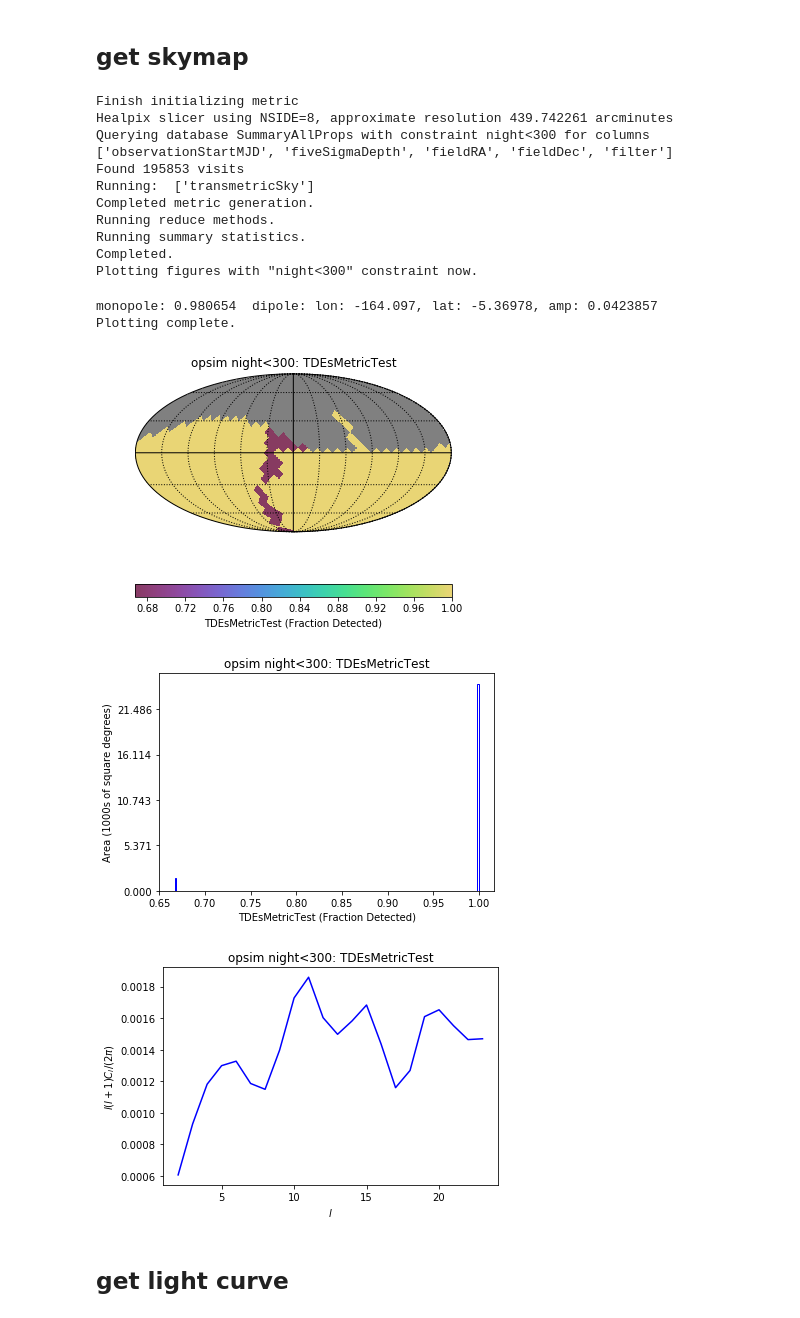
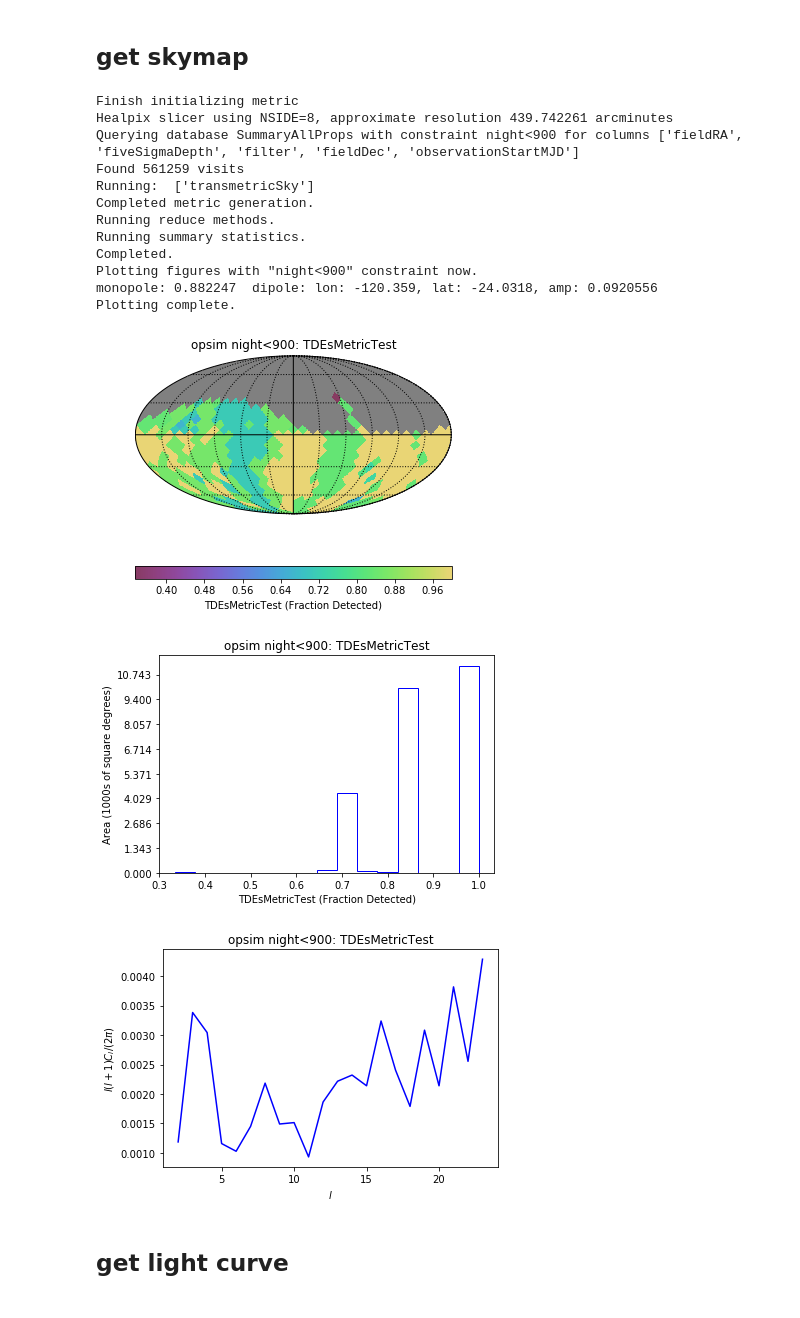
Before and after one commit to xiaolng/maf, a Jupyter notebook: TDEsMetricTest.ipynb, the cells around one changed output. Cells and saved outputs as stored; diff of their text form; code cells hidden in the pictures.

```diff
--- a/TDEsMetricTest.ipynb
+++ b/TDEsMetricTest.ipynb
@@ -269,40 +29,41 @@ class TDEsMetricTest(BaseMetric):
 # %%
 # run the metric
 asciifile = 'TDEfaintfast_z0.1.dat'
 transmetric = TDEsMetricTest(asciifile=asciifile, metricName='TDEsMetricTest', mjdCol='observationStartMJD',
                  m5Col='fiveSigmaDepth', filterCol='filter',
                  detectSNR={'u': 5, 'g': 5, 'r': 5, 'i': 5, 'z': 5, 'y': 5},
                  peakEpoch=0, nearPeakT=5,
                  nObsTotal = {'u': 0, 'g': 0, 'r': 0, 'i': 0, 'z': 0, 'y': 0},
                  nObsPrePeak = 0,
                  nObsNearPeak={'u': 0, 'g': 0, 'r': 0, 'i': 0, 'z': 0, 'y': 0},
                  nFiltersNearPeak = 0,
+                 nObsPostPeak=0, nFiltersPostPeak = 0,
                  nPhaseCheck = 1, epochStart = -22,
                  dataout=False)
 
 slicer = slicers.HealpixSlicer(nside=8)
-sqlconstraint = 'night<300'
+sqlconstraint = 'night<900'
 transmetricSky = metricBundles.MetricBundle(transmetric,slicer,sqlconstraint)
 
 group = metricBundles.MetricBundleGroup({'transmetricSky':transmetricSky}, opsdb, outDir=outDir, resultsDb=resultsDb)
 group.runAll()
 group.plotAll(closefigs=False)
 # %% [output]
 Finish initializing metric
 Healpix slicer using NSIDE=8, approximate resolution 439.742261 arcminutes
-Querying database SummaryAllProps with constraint night<300 for columns ['observationStartMJD', 'fiveSigmaDepth', 'fieldRA', 'fieldDec', 'filter']
-Found 195853 visits
+Querying database SummaryAllProps with constraint night<900 for columns ['fieldRA', 'fiveSigmaDepth', 'filter', 'fieldDec', 'observationStartMJD']
+Found 561259 visits
 Running:  ['transmetricSky']
 Completed metric generation.
 Running reduce methods.
 Running summary statistics.
 Completed.
-Plotting figures with "night<300" constraint now.
+Plotting figures with "night<900" constraint now.
+monopole: 0.882247  dipole: lon: -120.359, lat: -24.0318, amp: 0.0920556
+Plotting complete.
-monopole: 0.980654  dipole: lon: -164.097, lat: -5.36978, amp: 0.0423857
-Plotting complete.
-[figure, old version]
+[figure, new version]
-[figure, old version]
+[figure, new version]
-[figure, old version]
+[figure, new version]
 # %% [markdown]
 ## get light curve
 # %%
```
Also changed, not shown: parts of 12 cells of this notebook.
